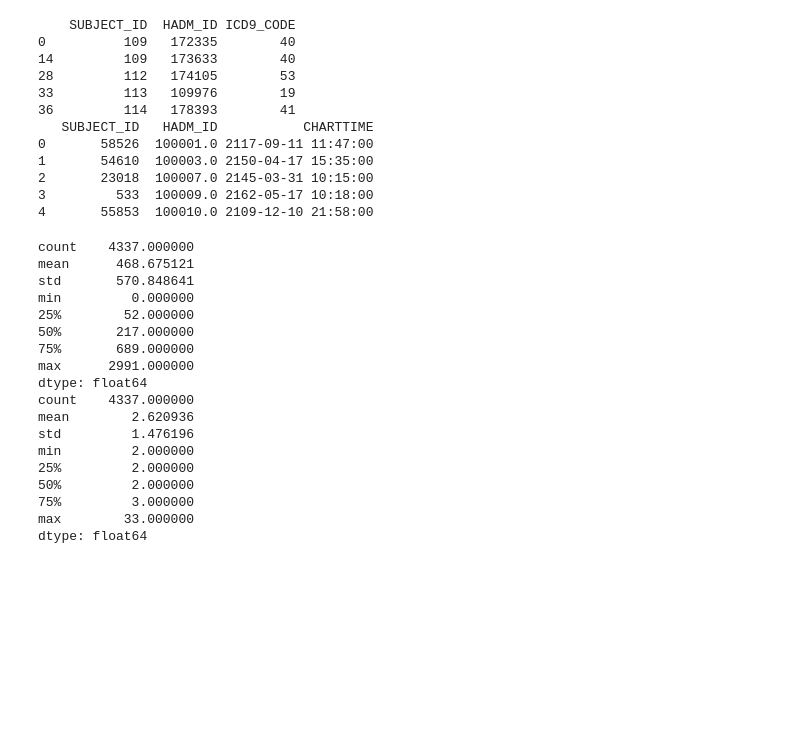
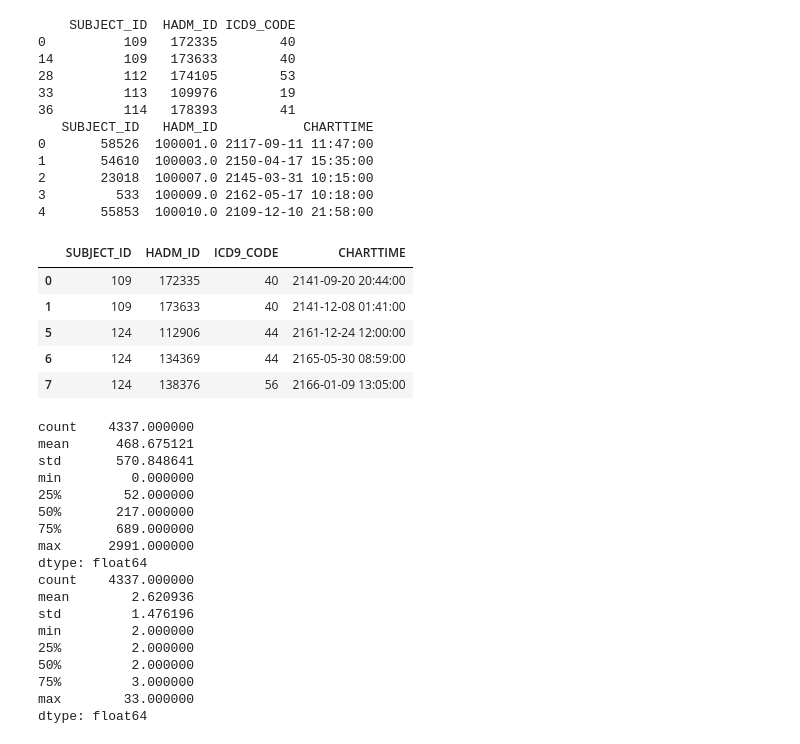
Before and after one commit to dsgelab/FinnGAN, a Jupyter notebook: main.ipynb, the cells around one changed output. Saved outputs shown, nothing was run; the diff lists cells and outputs as text; code cells hidden in the pictures; blank space fills up the shorter version.

```diff
--- a/main.ipynb
+++ b/main.ipynb
@@ -87,11 +95,19 @@ print(processed_events.head())
 # %%
 merged = pd.merge(filtered_diagnoses, processed_events)
 #merged.isnull().any() # All False
 
 def filter_func(x):
     return len(x) > 1
 
 final_events = merged.groupby('SUBJECT_ID').filter(filter_func)#.reset_index(drop=True)
+final_events.head()
+# %% [output]
+|  | SUBJECT_ID | HADM_ID | ICD9_CODE | CHARTTIME |
+| 0 | 109 | 172335 | 40 | 2141-09-20 20:44:00 |
+| 1 | 109 | 173633 | 40 | 2141-12-08 01:41:00 |
+| 5 | 124 | 112906 | 44 | 2161-12-24 12:00:00 |
+| 6 | 124 | 134369 | 44 | 2165-05-30 08:59:00 |
+| 7 | 124 | 138376 | 56 | 2166-01-09 13:05:00 |
 # %%
 print(final_events.groupby('SUBJECT_ID').apply(lambda x: (x['CHARTTIME'].max() - x['CHARTTIME'].min()).days).describe())
 print(final_events.groupby('SUBJECT_ID').apply(lambda x: len(x)).describe())
```
Also changed, not shown: parts of 24 cells of this notebook.
